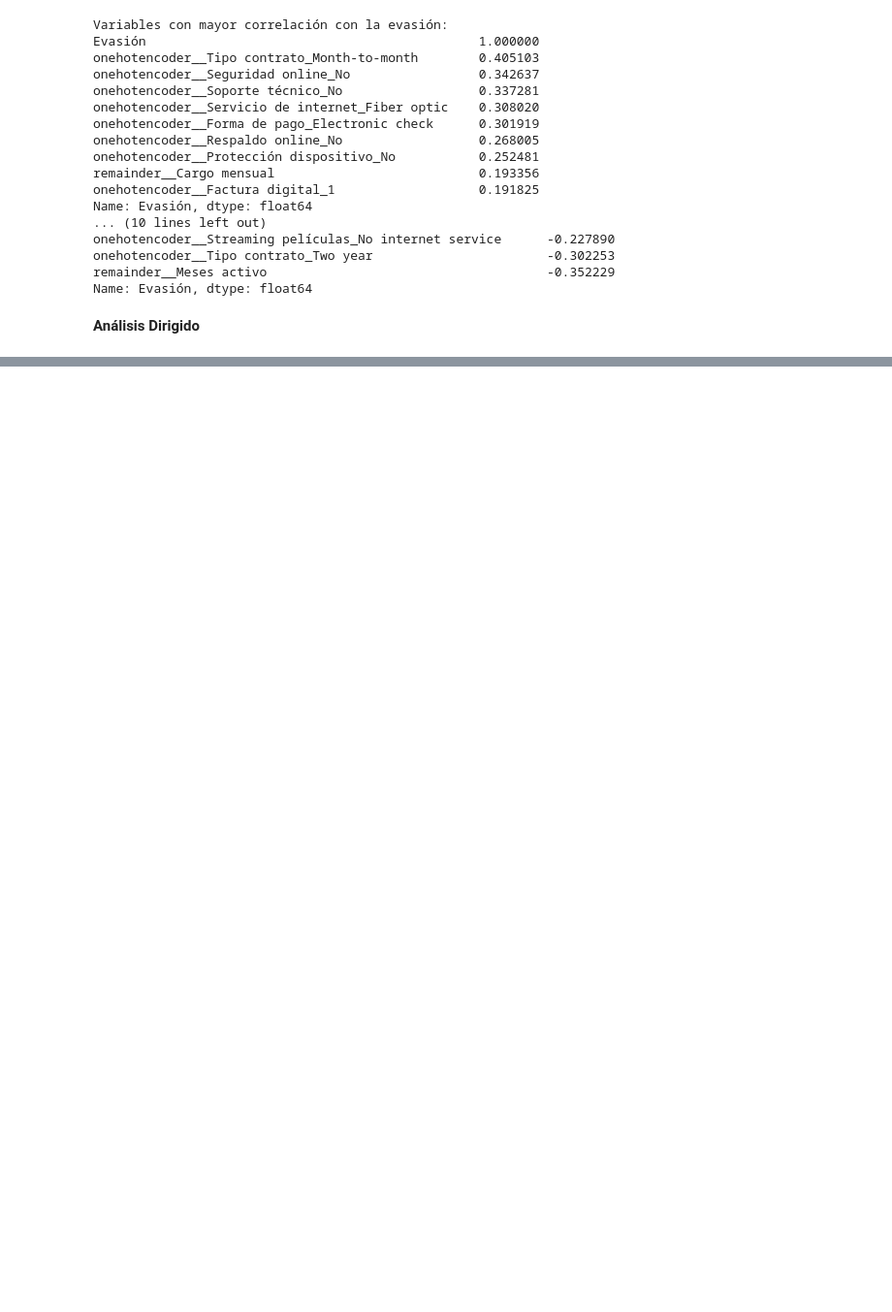
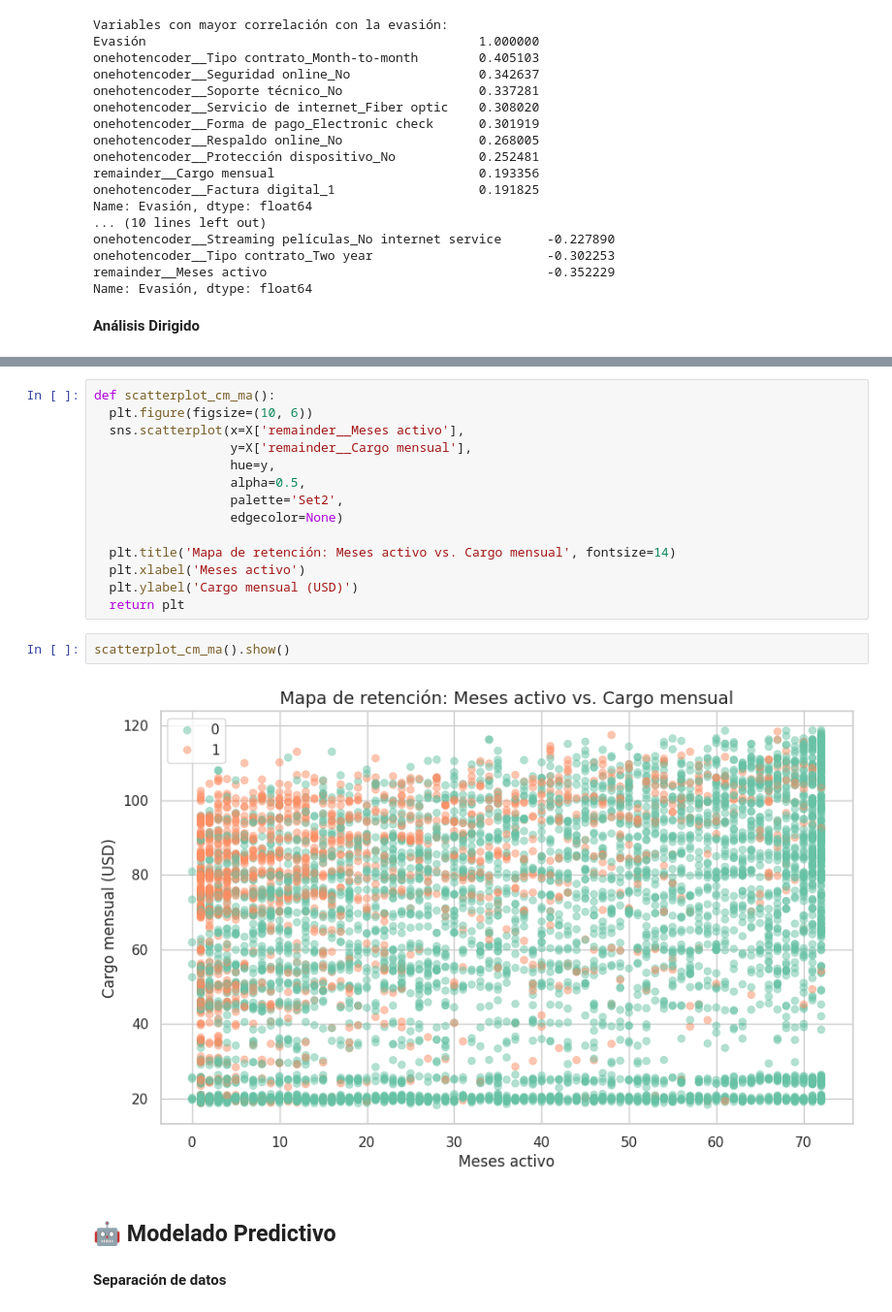
Before and after one commit to MiguelVR9/challenge-telecomX-prediction, a Jupyter notebook: TelecomX_LATAM_2.ipynb, the cells around one changed output, grey strips where cells are left out. Shown at 97% size. Cells and saved outputs as stored; diff of their text form; blank space fills up the shorter version.

```diff
--- a/TelecomX_LATAM_2.ipynb
+++ b/TelecomX_LATAM_2.ipynb
@@ -254,0 +313,22 @@ Name: Evasión, dtype: float64
+# %%
+def scatterplot_cm_ma():
+  plt.figure(figsize=(10, 6))
+  sns.scatterplot(x=X['remainder__Meses activo'],
+                  y=X['remainder__Cargo mensual'],
+                  hue=y,
+                  alpha=0.5,
+                  palette='Set2',
+                  edgecolor=None)
+
+  plt.title('Mapa de retención: Meses activo vs. Cargo mensual', fontsize=14)
+  plt.xlabel('Meses activo')
+  plt.ylabel('Cargo mensual (USD)')
+  return plt
+# %%
+scatterplot_cm_ma().show()
+# %% [output]
+[figure, added]
+# %% [markdown]
+## 🤖 Modelado Predictivo
+# %% [markdown]
+**Separación de datos**
```
Also changed, not shown: parts of 7 cells of this notebook.
